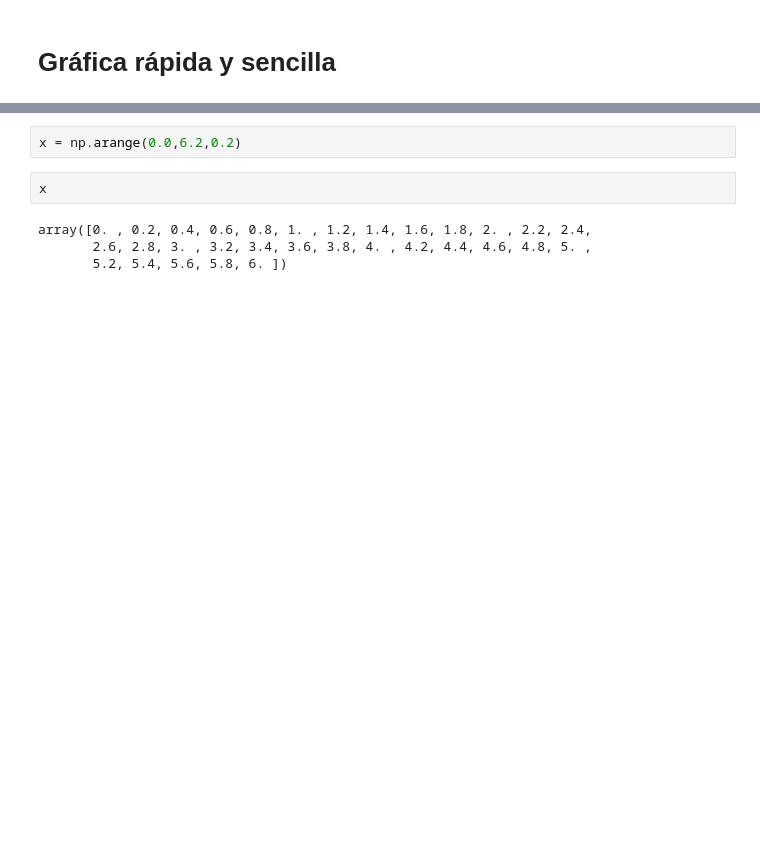
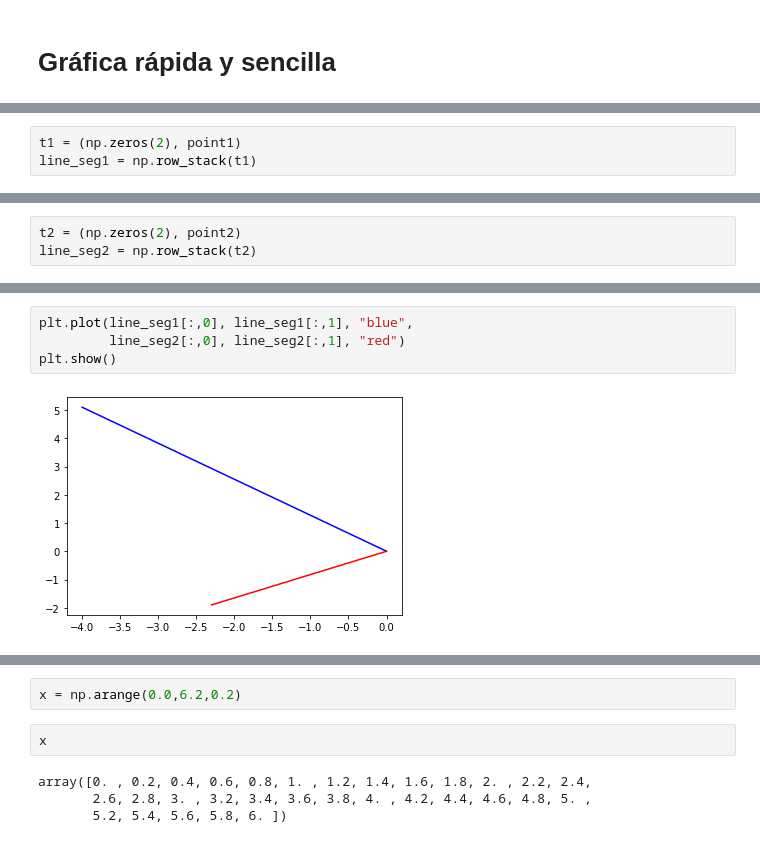
Before and after one commit to palmoreck/laboratorios, a Jupyter notebook: introduccion/3_Matplotlib.ipynb, the cells around one changed output, grey strips where cells are left out. Drawn from its saved outputs; the diff is of its cells as text; blank space fills up the shorter version.

```diff
--- a/introduccion/3_Matplotlib.ipynb
+++ b/introduccion/3_Matplotlib.ipynb
@@ -8,0 +23,3 @@ import math
+# %%
+t1 = (np.zeros(2), point1)
+line_seg1 = np.row_stack(t1)
@@ -8,0 +31,3 @@ import math
+# %%
+t2 = (np.zeros(2), point2)
+line_seg2 = np.row_stack(t2)
@@ -8,0 +39,6 @@ import math
+# %%
+plt.plot(line_seg1[:,0], line_seg1[:,1], "blue",
+         line_seg2[:,0], line_seg2[:,1], "red")
+plt.show()
+# %% [output]
+[figure, added]
```
Also changed, not shown: parts of 31 cells of this notebook.
